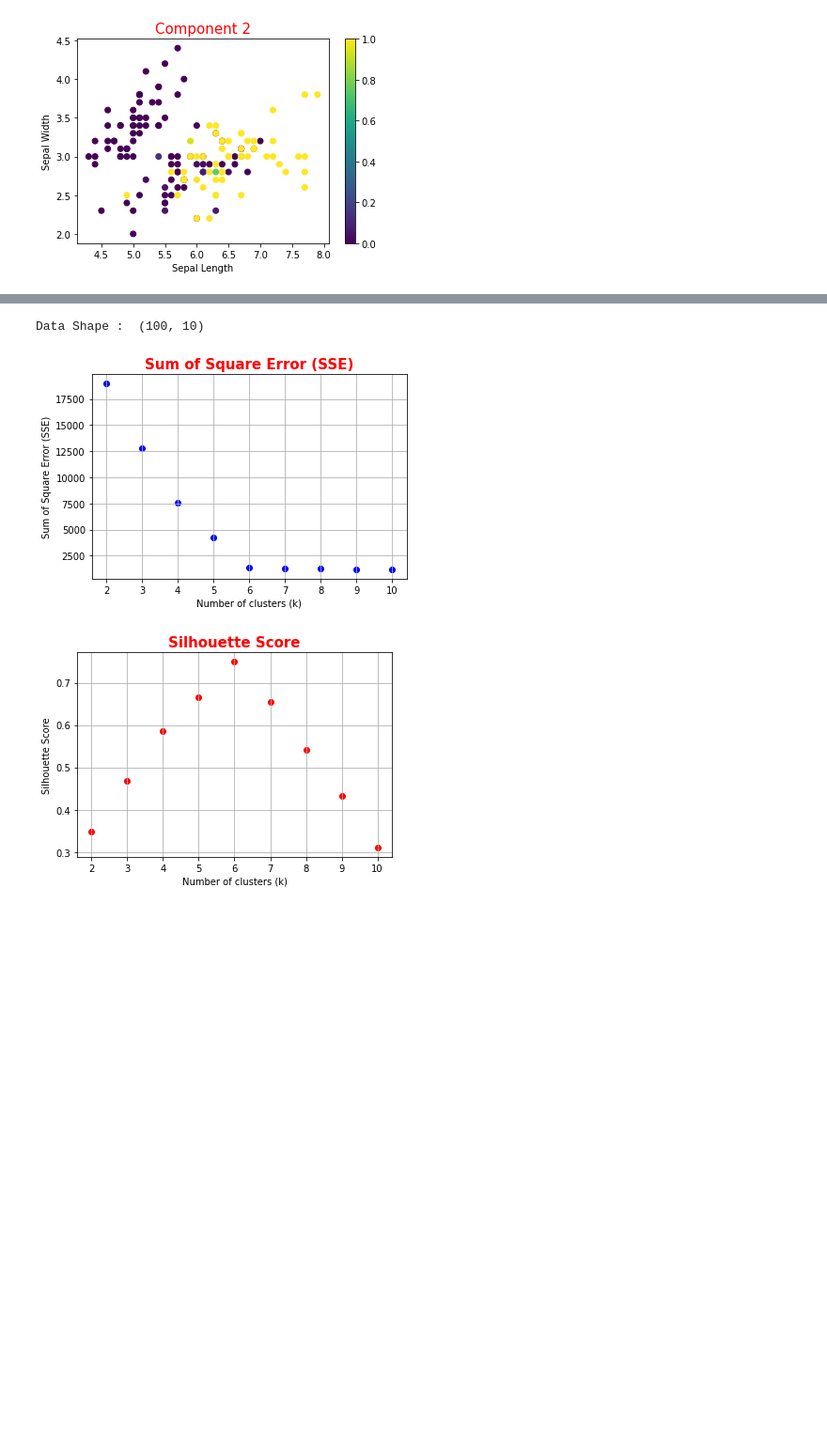
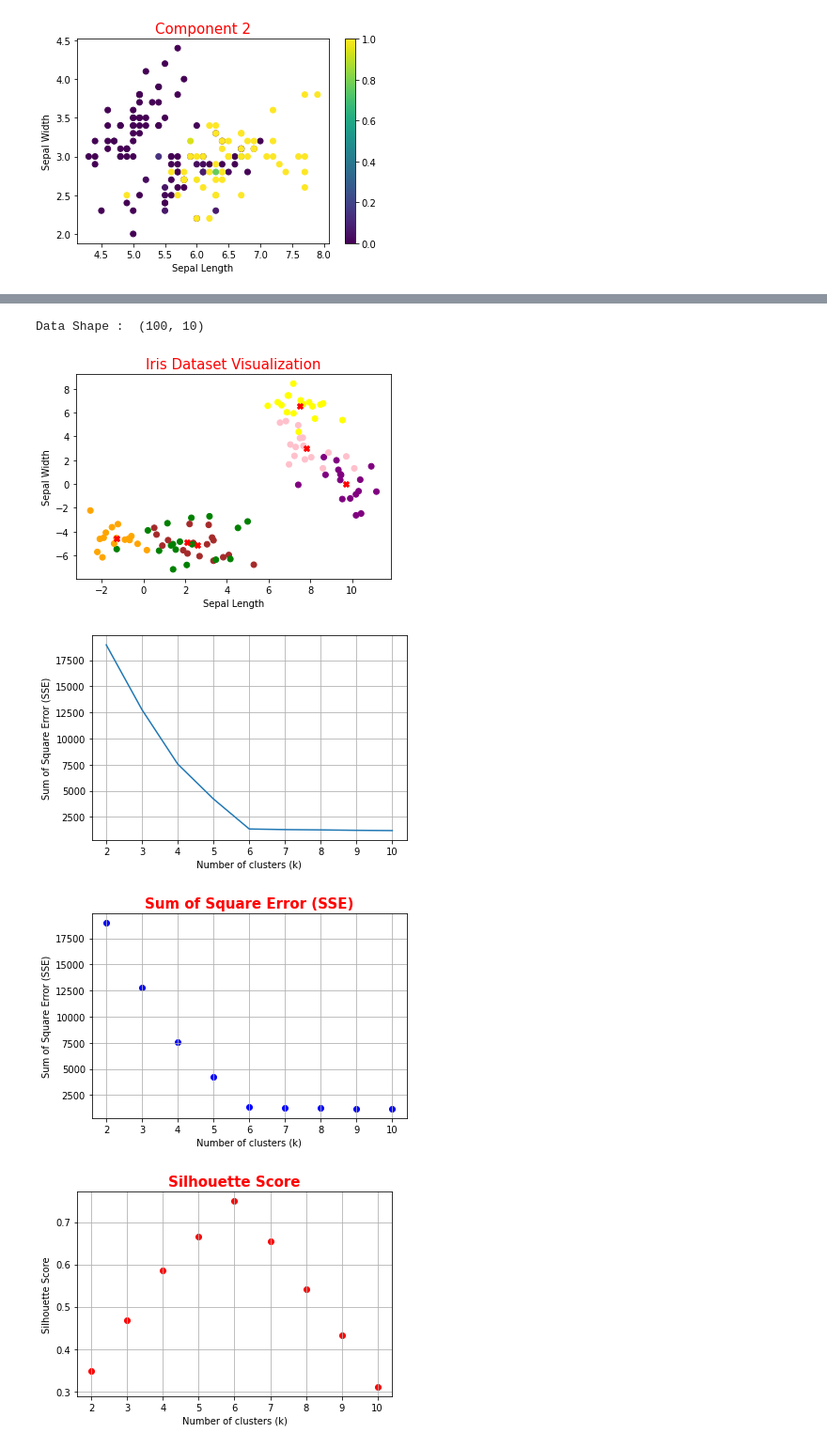
Before and after one commit to deshanchathusanka/machine-learning-algorithms, a Jupyter notebook: clustering.ipynb, the cells around one changed output, grey strips where cells are left out. Shown: that part at 94% size. Saved outputs shown, nothing was run; the diff lists cells and outputs as text; code cells hidden in the pictures; blank space fills up the shorter version.

```diff
--- a/clustering.ipynb
+++ b/clustering.ipynb
@@ -53,17 +73,16 @@ K - Means Clustering
 # %%
-kmeans = KMeans(n_clusters = 3, init = 'k-means++', n_init = 5, random_state = 0).fit(data)
+kmeans = KMeans(n_clusters = 3, init = 'k-means++', n_init = 20, random_state = 0).fit(data)
 # init : initial centroid selection method, n_init : number of initial centroid selection
 
 print(f'Cluster centers :\n{kmeans.cluster_centers_}\n')
-print(f'Predicted Lables :\n{kmeans.labels_}\n')
-print(f'Original Labels :\n{labels}\n')
+print(f'Predicted Lables(Cluster Membership) :\n{kmeans.labels_}\n')
+print(f'Original Labels(True Labels) :\n{labels}\n')
 
 # Visualize in 2D plane
 plt.figure()
 plt.title(label = 'Iris Dataset Visualization', fontsize = 15, color = 'r')
 plt.xlabel('Sepal Length')
 plt.ylabel('Sepal Width')
-plt.grid()
 
 colors = np.array(['green', 'purple', 'yellow'])
 plt.scatter(data[:, 0], data[:, 1], c = colors[kmeans.labels_])
@@ -181,40 +220,67 @@ print('Data Shape : ',data.shape)
 
 
 sse_array = np.zeros(shape = (10,1))
+inertias = []
 for k in range(2, 11) :
-  kmeans = KMeans(n_clusters = k, init = 'k-means++', random_state = 0).fit(data)
+  kmeans = KMeans(n_clusters = k, init = 'k-means++', random_state = 0)
+  kmeans.fit(data)
+  inertias.append(kmeans.inertia_)
 
   sse = 0
   for index in range(0, data.shape[0]) :
     point = data[index]
     center = kmeans.cluster_centers_[kmeans.labels_[index]]
     dif = point - center
     sse += np.dot(dif, np.transpose(dif))
   sse_array[k-1] = sse
 
+
 silhouette_array = np.zeros(shape = (10,1))
 for k in range(2, 11) :
   kmeans = KMeans(n_clusters = k, init = 'k-means++', random_state = 0).fit(data)
   score = silhouette_score(data, kmeans.labels_)
   silhouette_array[k-1] = score
+
+plt.figure()
+plt.title(label = 'Iris Dataset Visualization', fontsize = 15, color = 'r')
+plt.xlabel('Sepal Length')
+plt.ylabel('Sepal Width')
+
+colors = np.array(['green', 'purple', 'yellow', 'orange','pink', 'brown'])
+kmeans = KMeans(n_clusters = 6, init = 'k-means++', n_init = 20, random_state = 0).fit(data)
+plt.scatter(data[:, 0], data[:, 1], c = colors[kmeans.labels_])
+plt.scatter(kmeans.cluster_centers_[:, 0], kmeans.cluster_centers_[:, 1], color='red', marker = 'X')
+plt.show()
+
+plt.figure()
+plt.plot(np.array(range(2, 11)), inertias)
+plt.title(label = 'Sum of Square Error (SSE)', color = 'r', fontsize = 15, fontweight='bold')
+plt.xlabel('Number of clusters (k)')
+plt.ylabel('Sum of Square Error (SSE)')
+plt.grid()
+plt.show()
+
+plt.show()
 
 plt.figure()
 plt.scatter( np.array(range(2, 11)), sse_array[1: 10], c = 'blue')
 plt.title(label = 'Sum of Square Error (SSE)', color = 'r', fontsize = 15, fontweight='bold')
 plt.xlabel('Number of clusters (k)')
 plt.ylabel('Sum of Square Error (SSE)')
 plt.grid()
 plt.show()
 
 
 plt.figure()
 plt.scatter( np.array(range(2, 11)), silhouette_array[1: 10], c = 'red')
 plt.title(label = 'Silhouette Score', color = 'r', fontsize = 15, fontweight='bold')
 plt.xlabel('Number of clusters (k)')
 plt.ylabel('Silhouette Score')
 plt.grid()
 plt.show()
 # %% [output]
 Data Shape :  (100, 10)
-[figure, old version]
+[figure, new version]
-[figure, old version]
+[figure, new version]
+[figure, added]
+[figure, added]
```
Also changed, not shown: parts of 17 cells of this notebook.
